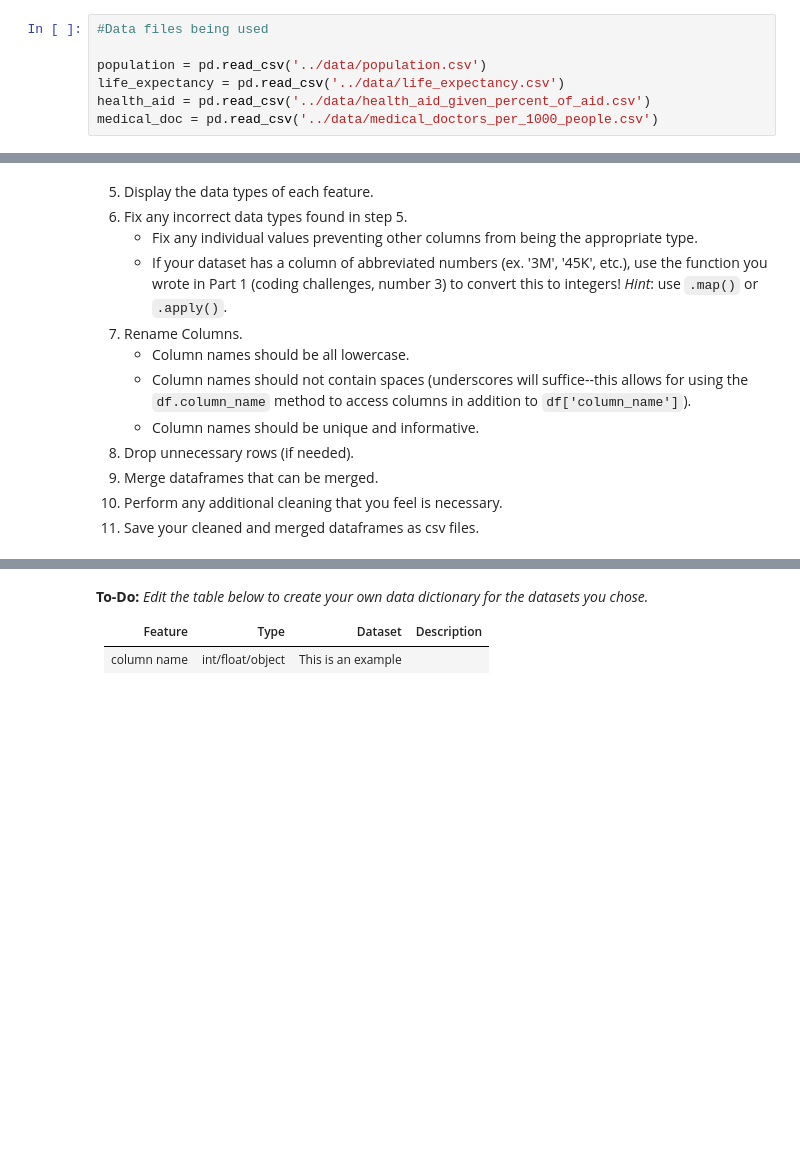
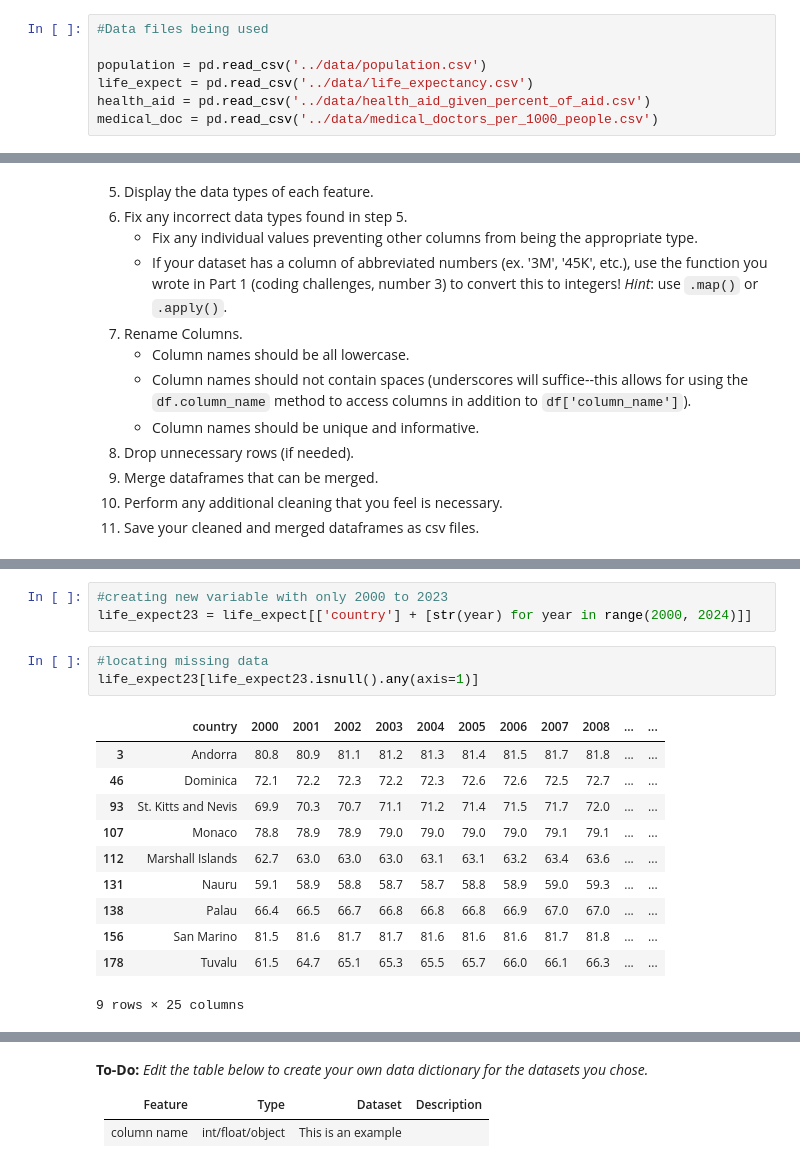
Before and after one commit to rafirahman27/World_Development_Statistics, a Jupyter notebook: code/starter-code.ipynb, the cells around one changed output, grey strips where cells are left out. Drawn from its saved outputs; the diff is of its cells as text; blank space fills up the shorter version.

```diff
--- a/code/starter-code.ipynb
+++ b/code/starter-code.ipynb
@@ -121,7 +128,7 @@ import seaborn as sns
 #Data files being used
 
 population = pd.read_csv('../data/population.csv')
-life_expectancy = pd.read_csv('../data/life_expectancy.csv')
+life_expect = pd.read_csv('../data/life_expectancy.csv')
 health_aid = pd.read_csv('../data/health_aid_given_percent_of_aid.csv')
 medical_doc = pd.read_csv('../data/medical_doctors_per_1000_people.csv')
 # %% [markdown]
@@ -194,0 +246,18 @@ popul23
+# %%
+#creating new variable with only 2000 to 2023
+life_expect23 = life_expect[['country'] + [str(year) for year in range(2000, 2024)]]
+# %%
+#locating missing data
+life_expect23[life_expect23.isnull().any(axis=1)]
+# %% [output]
+|  | country | 2000 | 2001 | 2002 | 2003 | 2004 | 2005 | 2006 | 2007 | 2008 | ... | ... |
+| 3 | Andorra | 80.8 | 80.9 | 81.1 | 81.2 | 81.3 | 81.4 | 81.5 | 81.7 | 81.8 | ... | ... |
+| 46 | Dominica | 72.1 | 72.2 | 72.3 | 72.2 | 72.3 | 72.6 | 72.6 | 72.5 | 72.7 | ... | ... |
+| 93 | St. Kitts and Nevis | 69.9 | 70.3 | 70.7 | 71.1 | 71.2 | 71.4 | 71.5 | 71.7 | 72.0 | ... | ... |
+| 107 | Monaco | 78.8 | 78.9 | 78.9 | 79.0 | 79.0 | 79.0 | 79.0 | 79.1 | 79.1 | ... | ... |
+| 112 | Marshall Islands | 62.7 | 63.0 | 63.0 | 63.0 | 63.1 | 63.1 | 63.2 | 63.4 | 63.6 | ... | ... |
+| 131 | Nauru | 59.1 | 58.9 | 58.8 | 58.7 | 58.7 | 58.8 | 58.9 | 59.0 | 59.3 | ... | ... |
+| 138 | Palau | 66.4 | 66.5 | 66.7 | 66.8 | 66.8 | 66.8 | 66.9 | 67.0 | 67.0 | ... | ... |
+| 156 | San Marino | 81.5 | 81.6 | 81.7 | 81.7 | 81.6 | 81.6 | 81.6 | 81.7 | 81.8 | ... | ... |
+| 178 | Tuvalu | 61.5 | 64.7 | 65.1 | 65.3 | 65.5 | 65.7 | 66.0 | 66.1 | 66.3 | ... | ... |
+9 rows × 25 columns
```
Also changed, not shown: parts of 13 cells of this notebook, 2 other files.
